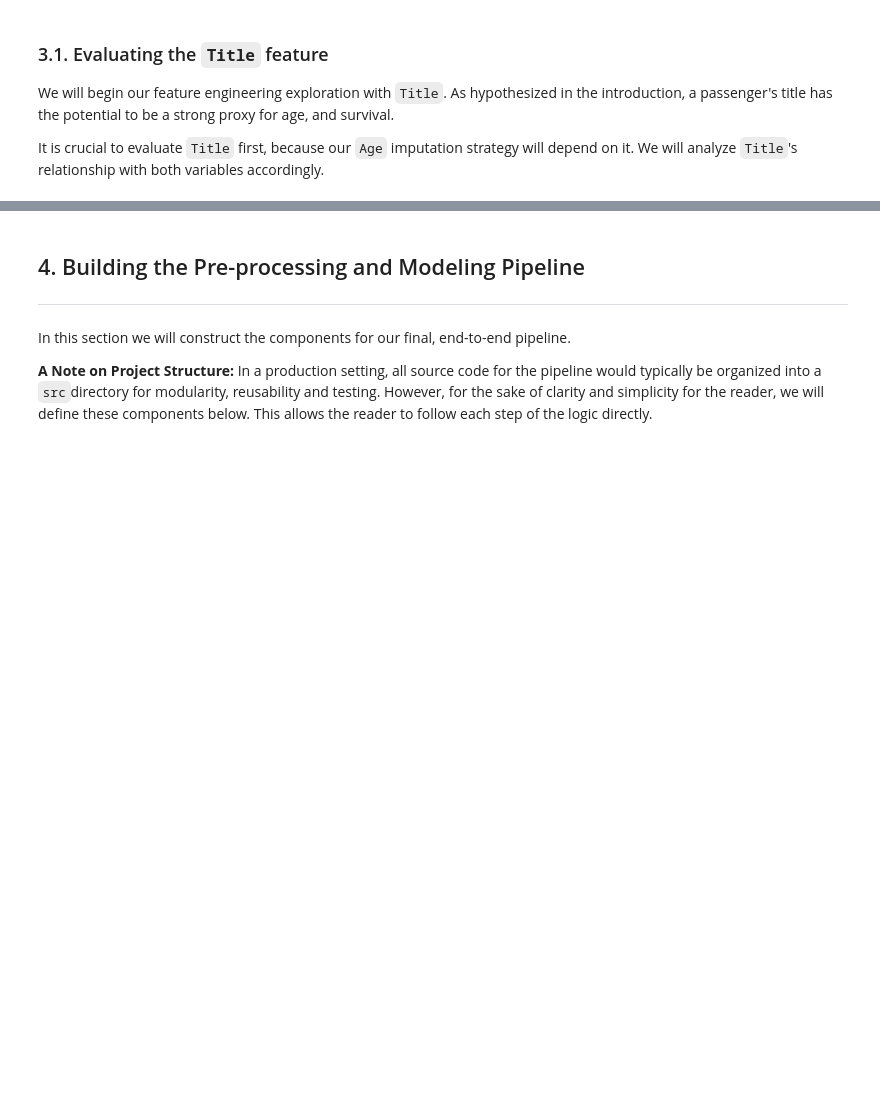
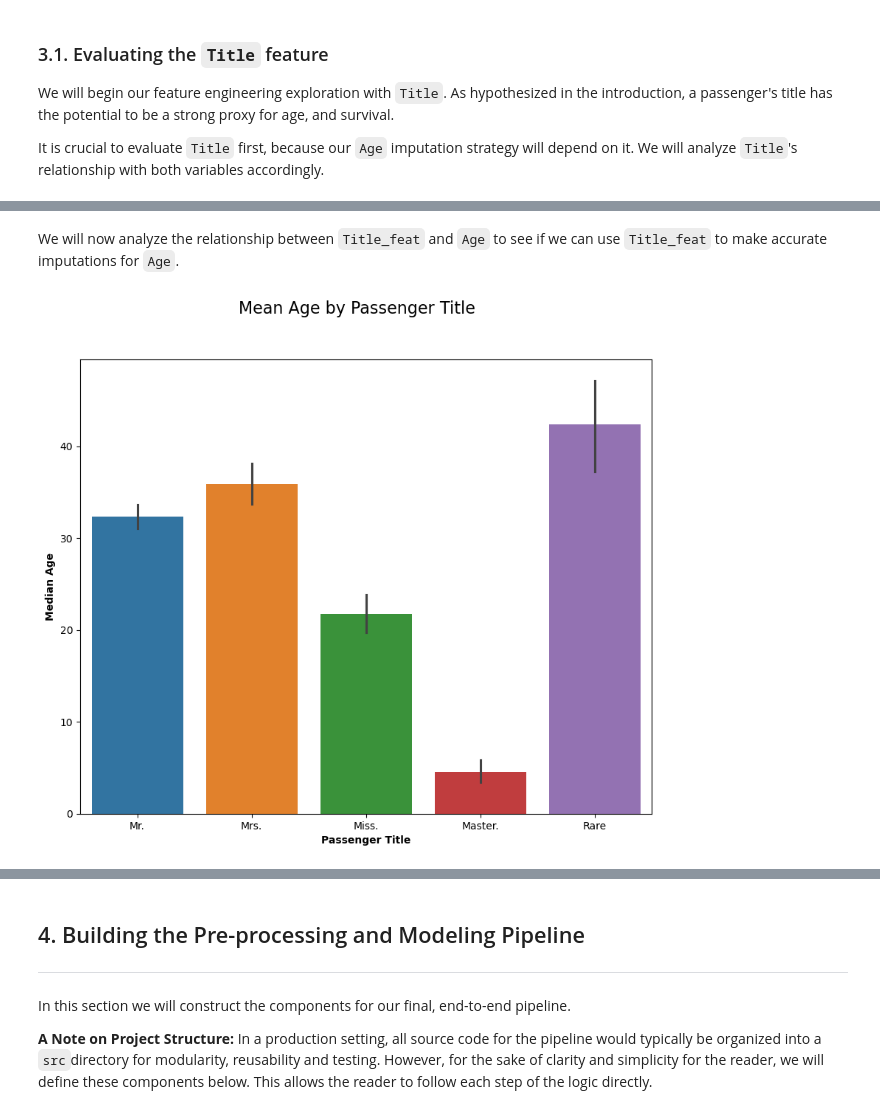
Before and after one commit to JonasLilletevedt/titanic-survival-prediction, a Jupyter notebook: notebooks/01_data_cleaning_and_feature_engineering.ipynb, the cells around one changed output, grey strips where cells are left out. Cells and saved outputs as stored; diff of their text form; code cells hidden in the pictures; blank space fills up the shorter version.

```diff
--- a/notebooks/01_data_cleaning_and_feature_engineering.ipynb
+++ b/notebooks/01_data_cleaning_and_feature_engineering.ipynb
@@ -199,0 +254,17 @@ df_scratch.head()
+# %% [markdown]
+We will now analyze the relationship between `Title_feat` and `Age` to see if we can use `Title_feat` to make accurate imputations for `Age`.
+# %%
+# Create figure
+fig = plt.figure(figsize=(10,8))
+
+# Add plot
+ax = sns.barplot(data=df_scratch, x='Title_feat', y='Age', hue='Title_feat')
+
+# Labels
+ax.set_ylabel('Median Age', fontweight='bold')
+ax.set_xlabel('Passenger Title', fontweight='bold')
+plt.suptitle('Mean Age by Passenger Title', fontsize=16)
+
+plt.show()
+# %% [output]
+[figure, added]
```
Also changed, not shown: parts of 13 cells of this notebook, 1 other file.
